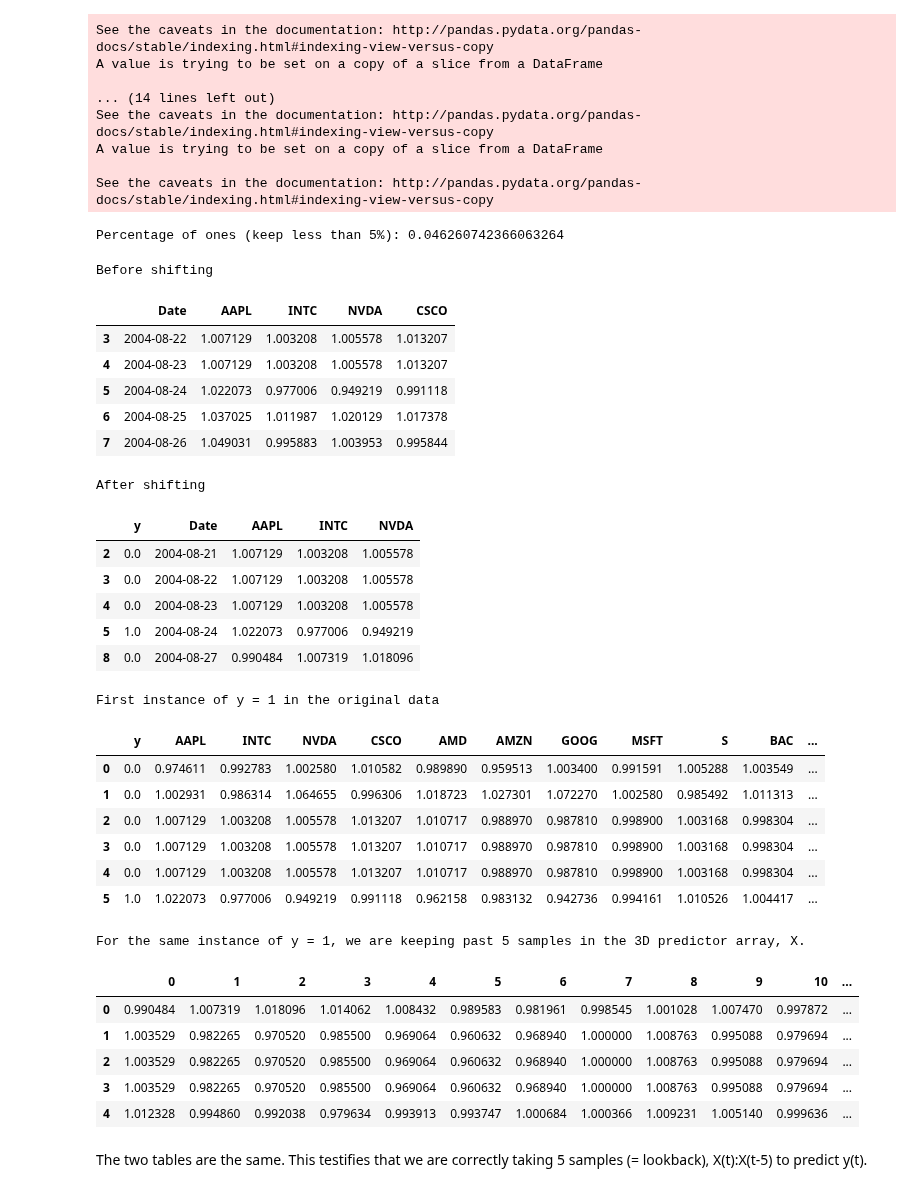
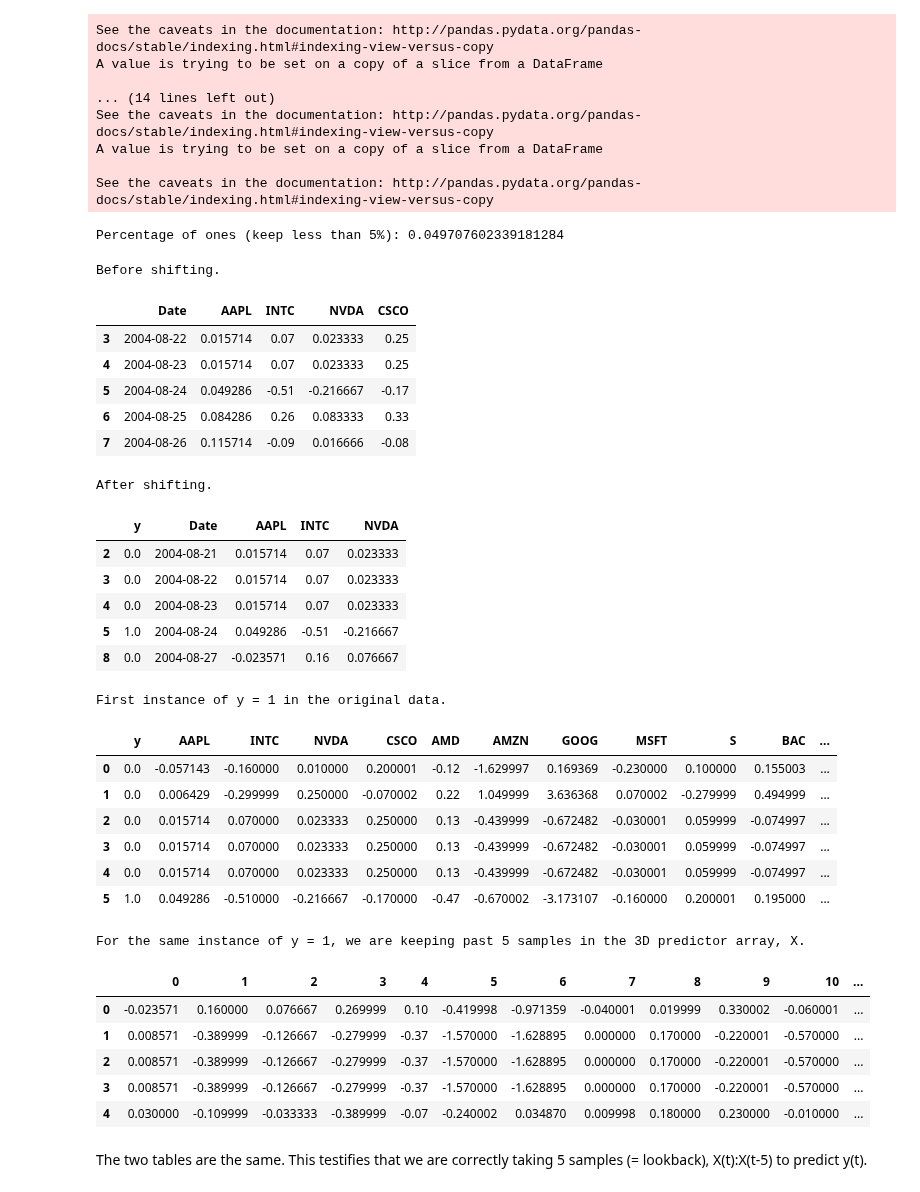
Before and after one commit to abstractguy/lstm_autoencoder_classifier, a Jupyter notebook: LSTM_autoencoder.ipynb, the cells around one changed output. Cells and saved outputs as stored; diff of their text form; code cells hidden in the pictures.

```diff
--- a/LSTM_autoencoder.ipynb
+++ b/LSTM_autoencoder.ipynb
@@ -24,7 +24,7 @@ unit_scaler = 3.4
 length = 9
 random_seed = 123 # Used to help randomly select the data points.
 test_size = 0.2
-gain = 0.055
+gain = 0.054
 # %%
 # Hardcode shared parameters.
 if AI == 'LSTM':
@@ -251,12 +268,13 @@ A value is trying to be set on a copy of a slice from a DataFrame
 
 See the caveats in the documentation: http://pandas.pydata.org/pandas-docs/stable/indexing.html#indexing-view-versus-copy
 # %%
-dataset = dataset_csv_y.copy()
+dataset = dataset_csv_X.copy()
+ticker_y = dataset_csv_y[main_ticker].copy()
 # %%
 # Ground truth.
-dataset['y'] = (dataset[main_ticker] > (1.0 + (gain / 2.0))).astype(int)
-print('Percentage of ones (keep less than 5%):', count_nonzero(dataset.y) / dataset.y.size)
+dataset['y'] = (ticker_y > (1.0 + (gain / 2.0))).astype(int)
+print('Percentage of ones (keep less than 5%):', count_nonzero(dataset.y) / ticker_y.size)
 # %% [output]
-Percentage of ones (keep less than 5%): 0.046260742366063264
+Percentage of ones (keep less than 5%): 0.049707602339181284
 # %%
 dataset = dataset.reset_index()
@@ -268,26 +281,26 @@ LABELS = ['Normal', 'Break']
 # %%
-print('Before shifting') # Positive labeled rows before shifting.
-one_indexes = dataset.index[dataset['y'] == 1]
-display(dataset.iloc[(one_indexes[0]-3):(one_indexes[0]+2), 0:5].head(n=5))
+print('Before shifting.') # Positive labeled rows before shifting.
+one_indexes = dataset.index[dataset.y == 1]
+display(dataset.iloc[(one_indexes[0] - 3):(one_indexes[0] + 2),0:5].head(5))
 dataset = curve_shift(dataset, shift_by=-1)
 
-print('After shifting') # Validating if the shift happened correctly.
-display(dataset.iloc[(one_indexes[0]-4):(one_indexes[0]+1), 0:5].head(n=5))
+print('After shifting.') # Validating if the shift happened correctly.
+display(dataset.iloc[(one_indexes[0] - 4):(one_indexes[0] + 1),0:5].head(5))
 # %% [output]
-Before shifting
+Before shifting.
 |  | Date | AAPL | INTC | NVDA | CSCO |
-| 3 | 2004-08-22 | 1.007129 | 1.003208 | 1.005578 | 1.013207 |
-| 4 | 2004-08-23 | 1.007129 | 1.003208 | 1.005578 | 1.013207 |
-| 5 | 2004-08-24 | 1.022073 | 0.977006 | 0.949219 | 0.991118 |
-| 6 | 2004-08-25 | 1.037025 | 1.011987 | 1.020129 | 1.017378 |
-| 7 | 2004-08-26 | 1.049031 | 0.995883 | 1.003953 | 0.995844 |
+| 3 | 2004-08-22 | 0.015714 | 0.07 | 0.023333 | 0.25 |
+| 4 | 2004-08-23 | 0.015714 | 0.07 | 0.023333 | 0.25 |
+| 5 | 2004-08-24 | 0.049286 | -0.51 | -0.216667 | -0.17 |
+| 6 | 2004-08-25 | 0.084286 | 0.26 | 0.083333 | 0.33 |
+| 7 | 2004-08-26 | 0.115714 | -0.09 | 0.016666 | -0.08 |
-After shifting
+After shifting.
 |  | y | Date | AAPL | INTC | NVDA |
-| 2 | 0.0 | 2004-08-21 | 1.007129 | 1.003208 | 1.005578 |
-| 3 | 0.0 | 2004-08-22 | 1.007129 | 1.003208 | 1.005578 |
-| 4 | 0.0 | 2004-08-23 | 1.007129 | 1.003208 | 1.005578 |
-| 5 | 1.0 | 2004-08-24 | 1.022073 | 0.977006 | 0.949219 |
-| 8 | 0.0 | 2004-08-27 | 0.990484 | 1.007319 | 1.018096 |
+| 2 | 0.0 | 2004-08-21 | 0.015714 | 0.07 | 0.023333 |
+| 3 | 0.0 | 2004-08-22 | 0.015714 | 0.07 | 0.023333 |
+| 4 | 0.0 | 2004-08-23 | 0.015714 | 0.07 | 0.023333 |
+| 5 | 1.0 | 2004-08-24 | 0.049286 | -0.51 | -0.216667 |
+| 8 | 0.0 | 2004-08-27 | -0.023571 | 0.16 | 0.076667 |
 # %%
 dataset = dataset.drop(columns=['Date'])
 # %%
@@ -311,7 +312,7 @@ def temporalize(X, y, lookback):
 # %%
 # Test: The 3D tensors (arrays) for LSTM are forming correctly.
-print('First instance of y = 1 in the original data')
-display(dataset.iloc[(where(array(input_y) == 1)[0][0]-5):(where(array(input_y) == 1)[0][0]+1), ])
+print('First instance of y = 1 in the original data.')
+display(dataset.iloc[(where(array(input_y) == 1)[0][0] - 5):(where(array(input_y) == 1)[0][0] + 1),])
 
 # Equivalent to 5 days of past data.
 lookback = 5
@@ -321,21 +322,21 @@ X, y = temporalize(X = input_X, y = input_y, lookback = lookback)
 print('For the same instance of y = 1, we are keeping past 5 samples in the 3D predictor array, X.')
 display(DataFrame(concatenate(X[where(array(y) == 1)[0][0]], axis=0)))
 # %% [output]
-First instance of y = 1 in the original data
+First instance of y = 1 in the original data.
 |  | y | AAPL | INTC | NVDA | CSCO | AMD | AMZN | GOOG | MSFT | S | BAC | ... |
-| 0 | 0.0 | 0.974611 | 0.992783 | 1.002580 | 1.010582 | 0.989890 | 0.959513 | 1.003400 | 0.991591 | 1.005288 | 1.003549 | ... |
-| 1 | 0.0 | 1.002931 | 0.986314 | 1.064655 | 0.996306 | 1.018723 | 1.027301 | 1.072270 | 1.002580 | 0.985492 | 1.011313 | ... |
-| 2 | 0.0 | 1.007129 | 1.003208 | 1.005578 | 1.013207 | 1.010717 | 0.988970 | 0.987810 | 0.998900 | 1.003168 | 0.998304 | ... |
-| 3 | 0.0 | 1.007129 | 1.003208 | 1.005578 | 1.013207 | 1.010717 | 0.988970 | 0.987810 | 0.998900 | 1.003168 | 0.998304 | ... |
-| 4 | 0.0 | 1.007129 | 1.003208 | 1.005578 | 1.013207 | 1.010717 | 0.988970 | 0.987810 | 0.998900 | 1.003168 | 0.998304 | ... |
-| 5 | 1.0 | 1.022073 | 0.977006 | 0.949219 | 0.991118 | 0.962158 | 0.983132 | 0.942736 | 0.994161 | 1.010526 | 1.004417 | ... |
+| 0 | 0.0 | -0.057143 | -0.160000 | 0.010000 | 0.200001 | -0.12 | -1.629997 | 0.169369 | -0.230000 | 0.100000 | 0.155003 | ... |
+| 1 | 0.0 | 0.006429 | -0.299999 | 0.250000 | -0.070002 | 0.22 | 1.049999 | 3.636368 | 0.070002 | -0.279999 | 0.494999 | ... |
+| 2 | 0.0 | 0.015714 | 0.070000 | 0.023333 | 0.250000 | 0.13 | -0.439999 | -0.672482 | -0.030001 | 0.059999 | -0.074997 | ... |
+| 3 | 0.0 | 0.015714 | 0.070000 | 0.023333 | 0.250000 | 0.13 | -0.439999 | -0.672482 | -0.030001 | 0.059999 | -0.074997 | ... |
+| 4 | 0.0 | 0.015714 | 0.070000 | 0.023333 | 0.250000 | 0.13 | -0.439999 | -0.672482 | -0.030001 | 0.059999 | -0.074997 | ... |
+| 5 | 1.0 | 0.049286 | -0.510000 | -0.216667 | -0.170000 | -0.47 | -0.670002 | -3.173107 | -0.160000 | 0.200001 | 0.195000 | ... |
 For the same instance of y = 1, we are keeping past 5 samples in the 3D predictor array, X.
 |  | 0 | 1 | 2 | 3 | 4 | 5 | 6 | 7 | 8 | 9 | 10 | ... |
-| 0 | 0.990484 | 1.007319 | 1.018096 | 1.014062 | 1.008432 | 0.989583 | 0.981961 | 0.998545 | 1.001028 | 1.007470 | 0.997872 | ... |
-| 1 | 1.003529 | 0.982265 | 0.970520 | 0.985500 | 0.969064 | 0.960632 | 0.968940 | 1.000000 | 1.008763 | 0.995088 | 0.979694 | ... |
-| 2 | 1.003529 | 0.982265 | 0.970520 | 0.985500 | 0.969064 | 0.960632 | 0.968940 | 1.000000 | 1.008763 | 0.995088 | 0.979694 | ... |
-| 3 | 1.003529 | 0.982265 | 0.970520 | 0.985500 | 0.969064 | 0.960632 | 0.968940 | 1.000000 | 1.008763 | 0.995088 | 0.979694 | ... |
-| 4 | 1.012328 | 0.994860 | 0.992038 | 0.979634 | 0.993913 | 0.993747 | 1.000684 | 1.000366 | 1.009231 | 1.005140 | 0.999636 | ... |
+| 0 | -0.023571 | 0.160000 | 0.076667 | 0.269999 | 0.10 | -0.419998 | -0.971359 | -0.040001 | 0.019999 | 0.330002 | -0.060001 | ... |
+| 1 | 0.008571 | -0.389999 | -0.126667 | -0.279999 | -0.37 | -1.570000 | -1.628895 | 0.000000 | 0.170000 | -0.220001 | -0.570000 | ... |
+| 2 | 0.008571 | -0.389999 | -0.126667 | -0.279999 | -0.37 | -1.570000 | -1.628895 | 0.000000 | 0.170000 | -0.220001 | -0.570000 | ... |
+| 3 | 0.008571 | -0.389999 | -0.126667 | -0.279999 | -0.37 | -1.570000 | -1.628895 | 0.000000 | 0.170000 | -0.220001 | -0.570000 | ... |
+| 4 | 0.030000 | -0.109999 | -0.033333 | -0.389999 | -0.07 | -0.240002 | 0.034870 | 0.009998 | 0.180000 | 0.230000 | -0.010000 | ... |
 # %% [markdown]
 The two tables are the same. This testifies that we are correctly taking 5 samples (= lookback), X(t):X(t-5) to predict y(t).
 # %%
```
Also changed, not shown: parts of 19 cells of this notebook.
